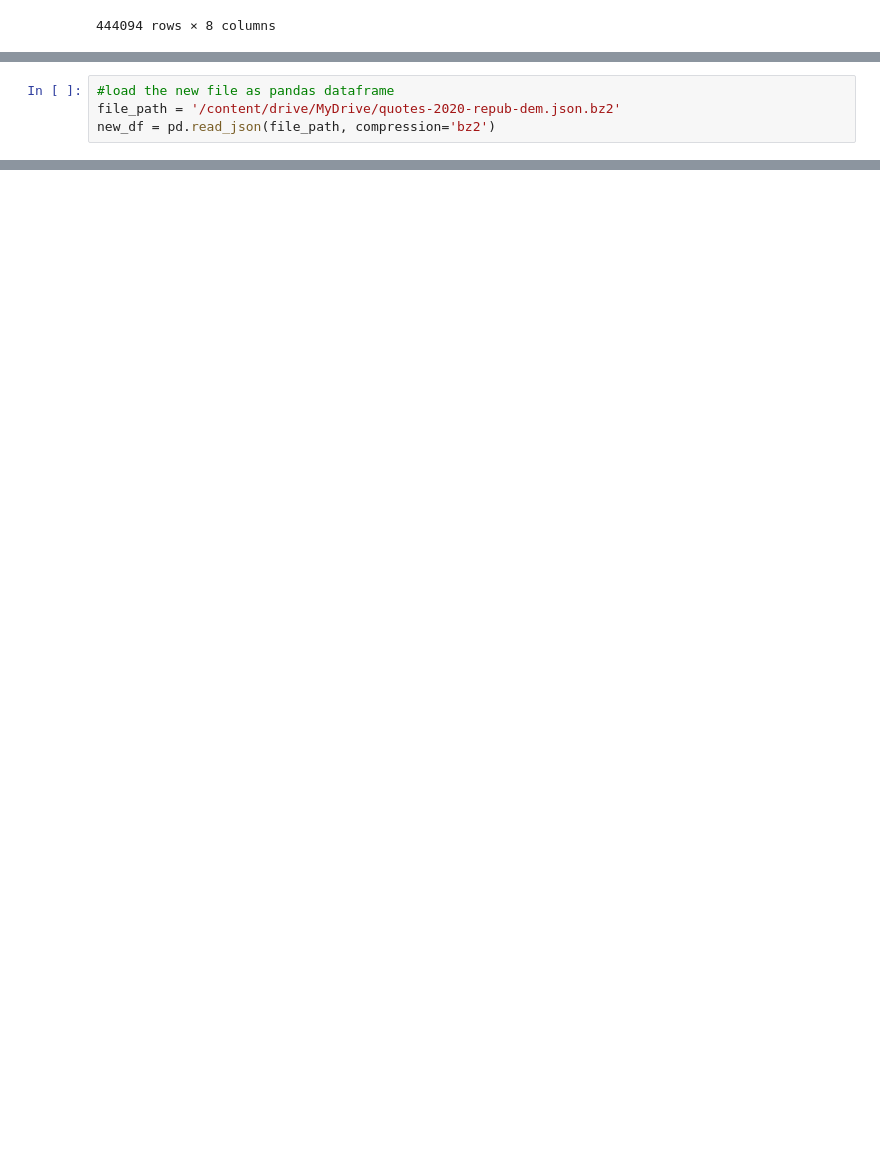
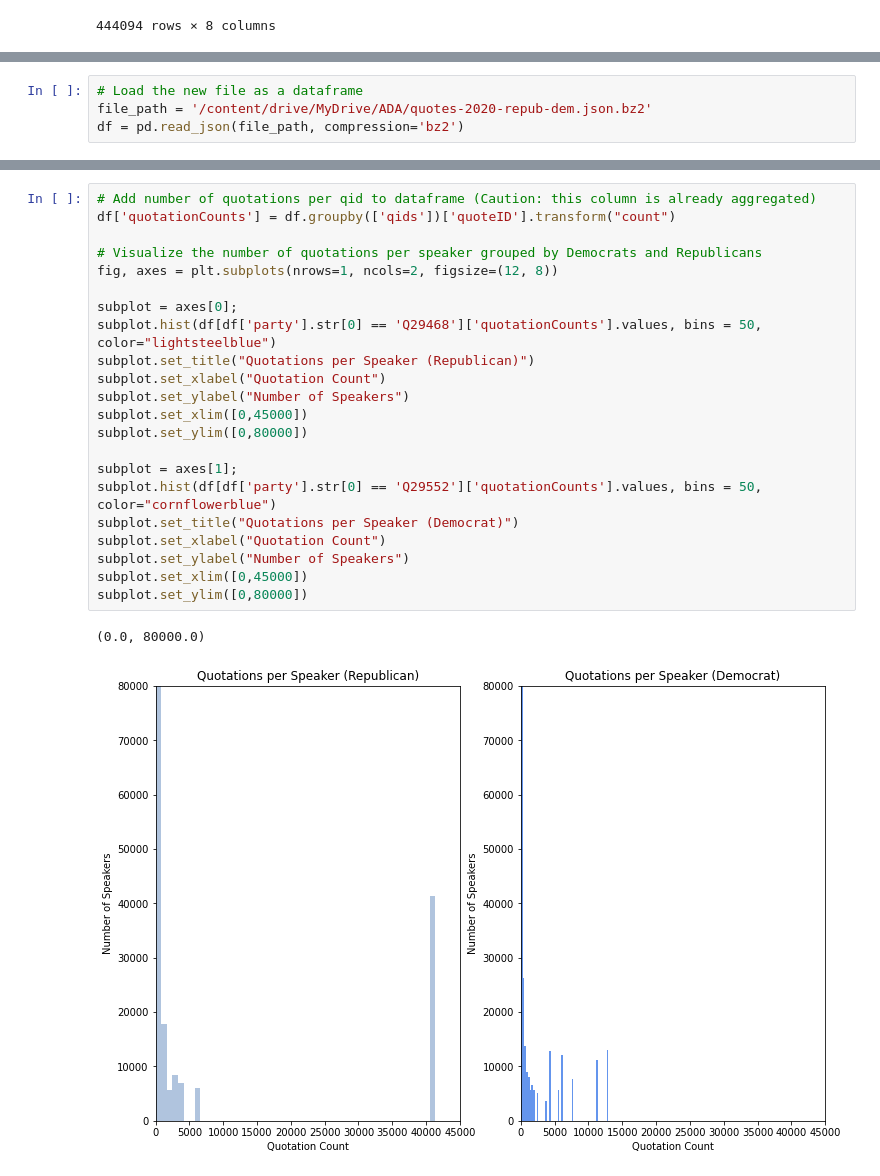
Before and after one commit to epfl-ada/ada-2021-project-the-internationadas, a Jupyter notebook: Project_Milestone_P2.ipynb, the cells around one changed output, grey strips where cells are left out. Cells and saved outputs as stored; diff of their text form; blank space fills up the shorter version.

Commit message:
add visualizations

```diff
--- a/Project_Milestone_P2.ipynb
+++ b/Project_Milestone_P2.ipynb
@@ -410,6 +416,6 @@ df_merged
 path_to_out = '/content/quotes-2020-repub-dem.json.bz2'
 df_merged.to_json(path_or_buf=path_to_out, compression='bz2')
 # %%
-#load the new file as pandas dataframe
-file_path = '/content/drive/MyDrive/quotes-2020-repub-dem.json.bz2'
-new_df = pd.read_json(file_path, compression='bz2')
+# Load the new file as a dataframe
+file_path = '/content/drive/MyDrive/ADA/quotes-2020-repub-dem.json.bz2'
+df = pd.read_json(file_path, compression='bz2')
@@ -431,0 +438,25 @@ new_df
+# %%
+# Add number of quotations per qid to dataframe (Caution: this column is already aggregated)
+df['quotationCounts'] = df.groupby(['qids'])['quoteID'].transform("count")
+
+# Visualize the number of quotations per speaker grouped by Democrats and Republicans
+fig, axes = plt.subplots(nrows=1, ncols=2, figsize=(12, 8))
+
+subplot = axes[0];
+subplot.hist(df[df['party'].str[0] == 'Q29468']['quotationCounts'].values, bins = 50, color="lightsteelblue")
+subplot.set_title("Quotations per Speaker (Republican)")
+subplot.set_xlabel("Quotation Count")
+subplot.set_ylabel("Number of Speakers")
+subplot.set_xlim([0,45000])
+subplot.set_ylim([0,80000])
+
+subplot = axes[1];
+subplot.hist(df[df['party'].str[0] == 'Q29552']['quotationCounts'].values, bins = 50, color="cornflowerblue")
+subplot.set_title("Quotations per Speaker (Democrat)")
+subplot.set_xlabel("Quotation Count")
+subplot.set_ylabel("Number of Speakers")
+subplot.set_xlim([0,45000])
+subplot.set_ylim([0,80000])
+# %% [output]
+(0.0, 80000.0)
+[figure, added]
```
Also changed, not shown: parts of 18 cells of this notebook.
